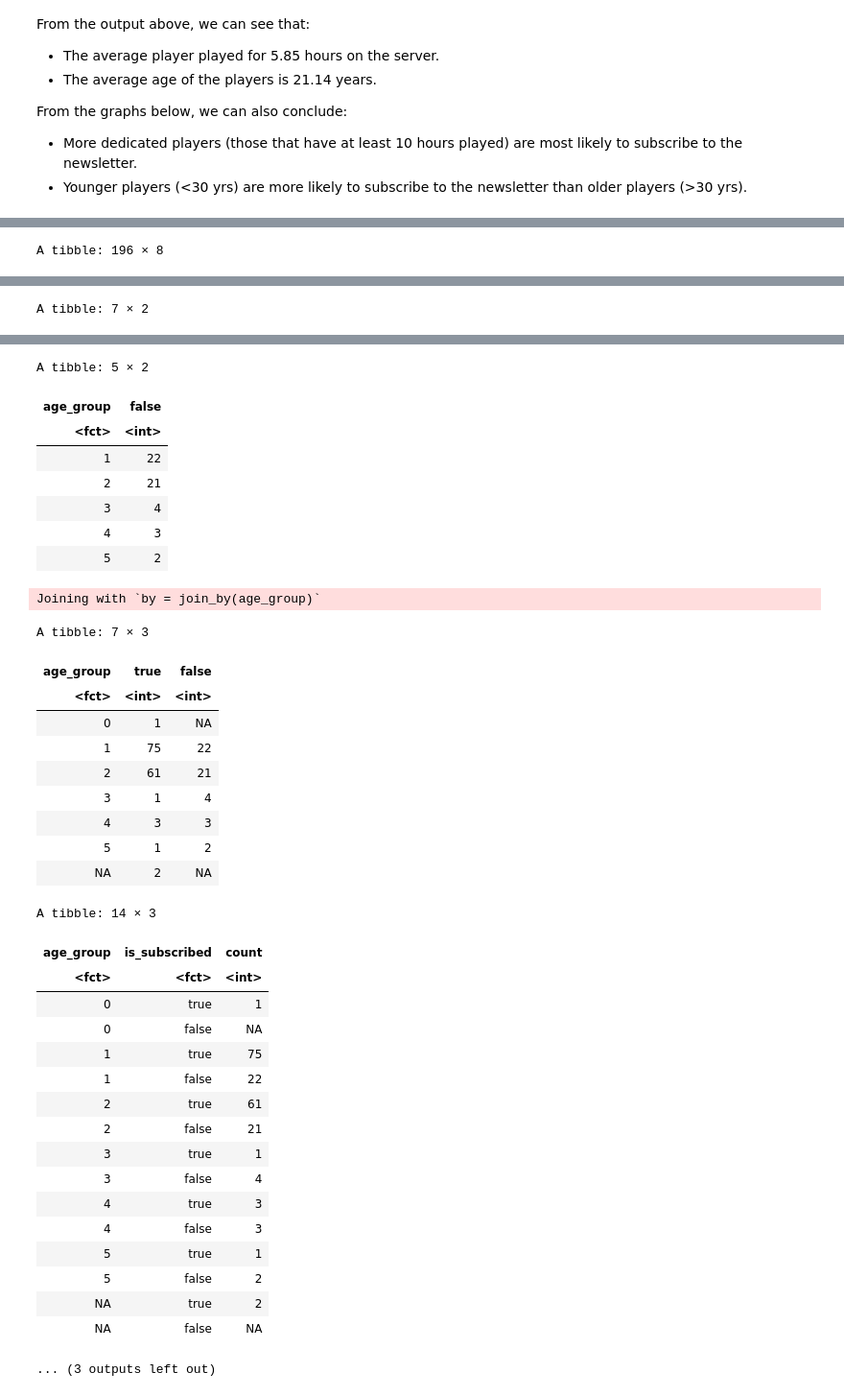
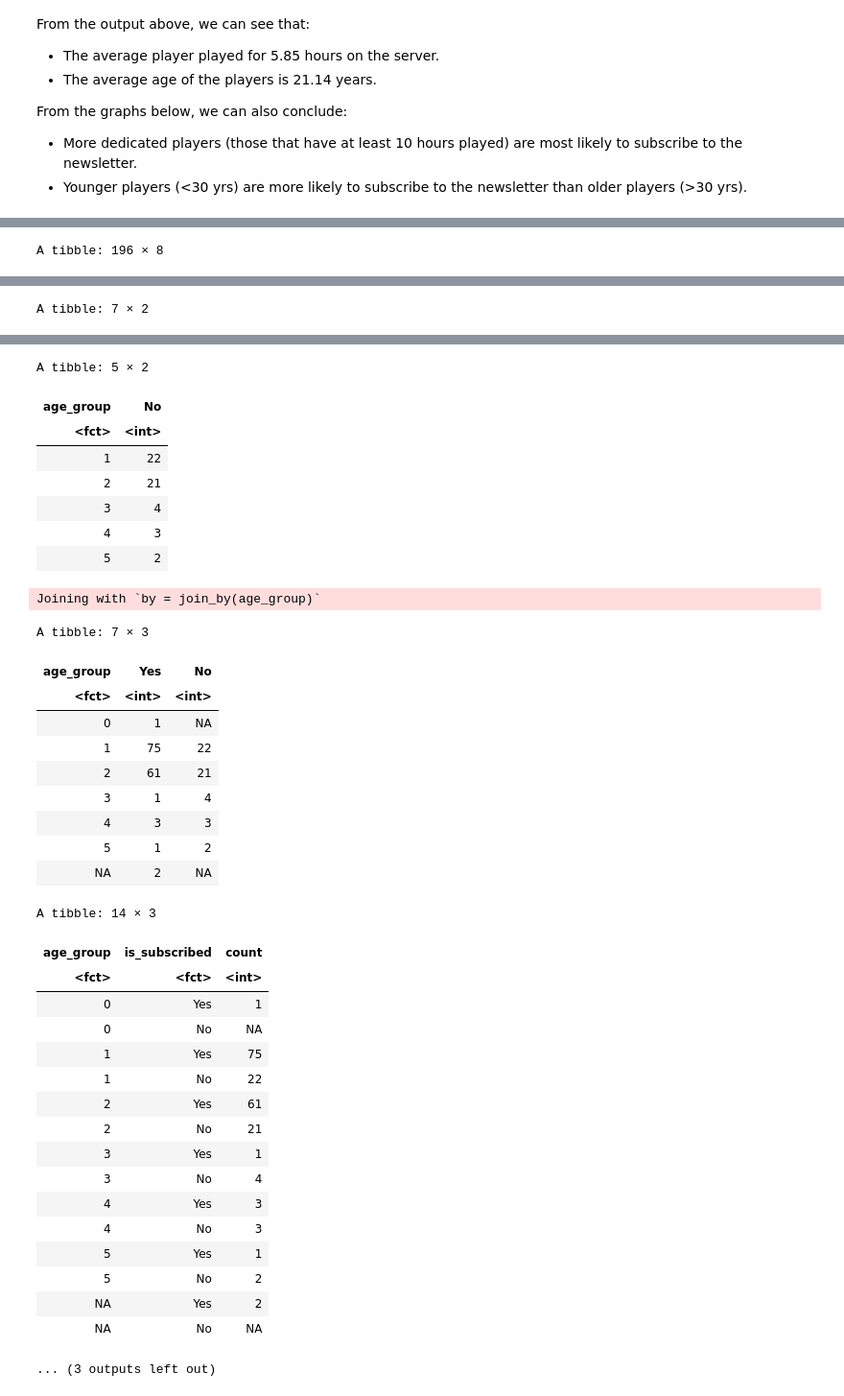
Before and after one commit to fulmidae/dsci100-project-individual, a Jupyter notebook: project.ipynb, the cells around one changed output, grey strips where cells are left out. Shown: that part at 96% size. Cells and saved outputs as stored; diff of their text form; code cells hidden in the pictures.

```diff
--- a/project.ipynb
+++ b/project.ipynb
@@ -250,9 +250,10 @@ options(repr.plot.length = 8, repr.plot.width = 12)
 
 # Scatterplot, plotting our two explanatory variables on the x and y axis. Colour represents subscription status of the particular person.
 scatterplot <- players_tidy |>
-    ggplot(aes(x = age, y = played_hours, color = subscribe), na.rm = TRUE) +
+    ggplot(aes(x = age, y = played_hours, color = subscribe, shape = experience), na.rm = TRUE) +
     geom_point() +
-    labs(x = 'Age of Player (yrs)', y = 'Hours Played', color = 'Subscribed to newsletter?', title = 'Player Age versus Hours Playtime') +
+    labs(x = 'Age of Player (yrs)', y = 'Hours Played', color = 'Subscribed to newsletter?',
+         title = 'Player Age versus Hours Playtime', shape = 'Experience Level') +
     scale_y_log10() +
     theme(text = element_text(size = 18))
 
@@ -276,13 +277,13 @@ false_subscribers <- players_age_group |>
 
 true_subscriber_count <- true_subscribers |>
     group_by(age_group) |>
-    summarize(true = n())
+    summarize(Yes = n())
 
 true_subscriber_count
 
 false_subscriber_count <- false_subscribers |>
     group_by(age_group) |>
-    summarize(false = n())
+    summarize(No = n())
 
 false_subscriber_count
 
@@ -300,7 +301,7 @@ subscriber_count
 
 subscriber_long <- subscriber_count |>
     pivot_longer(
-        cols = true:false,
+        cols = Yes:No,
         names_to = 'is_subscribed',
         values_to = 'count',
     ) |>
@@ -317,6 +318,8 @@ subscriber_viz <- subscriber_long |>
     theme(text = element_text(size = 18))
 
 subscriber_viz
+
+# Enchanting table ahh graph on Github i swear 💔
 # %% [output]
 Warning message in scale_y_log10():
 “log-10 transformation introduced infinite values.”
@@ -347,45 +350,45 @@ A tibble: 7 × 2
 | <fct> | <int> |
 | 0 | 1 |
 | 1 | 75 |
 | 2 | 61 |
 | 3 | 1 |
 | 4 | 3 |
 | 5 | 1 |
 | NA | 2 |
 A tibble: 5 × 2
-| age_group | false |
+| age_group | No |
 | <fct> | <int> |
 | 1 | 22 |
 | 2 | 21 |
 | 3 | 4 |
 | 4 | 3 |
 | 5 | 2 |
 Joining with `by = join_by(age_group)`
 A tibble: 7 × 3
-| age_group | true | false |
+| age_group | Yes | No |
 | <fct> | <int> | <int> |
 | 0 | 1 | NA |
 | 1 | 75 | 22 |
 | 2 | 61 | 21 |
 | 3 | 1 | 4 |
 | 4 | 3 | 3 |
 | 5 | 1 | 2 |
 | NA | 2 | NA |
 A tibble: 14 × 3
 | age_group | is_subscribed | count |
 | <fct> | <fct> | <int> |
-| 0 | true | 1 |
-| 0 | false | NA |
-| 1 | true | 75 |
-| 1 | false | 22 |
-| 2 | true | 61 |
-| 2 | false | 21 |
-| 3 | true | 1 |
-| 3 | false | 4 |
-| 4 | true | 3 |
-| 4 | false | 3 |
-| 5 | true | 1 |
-| 5 | false | 2 |
-| NA | true | 2 |
-| NA | false | NA |
+| 0 | Yes | 1 |
+| 0 | No | NA |
+| 1 | Yes | 75 |
+| 1 | No | 22 |
+| 2 | Yes | 61 |
+| 2 | No | 21 |
+| 3 | Yes | 1 |
+| 3 | No | 4 |
+| 4 | Yes | 3 |
+| 4 | No | 3 |
+| 5 | Yes | 1 |
+| 5 | No | 2 |
+| NA | Yes | 2 |
+| NA | No | NA |
 ... (3 outputs left out)
```
Also changed, not shown: parts of 5 cells of this notebook.
